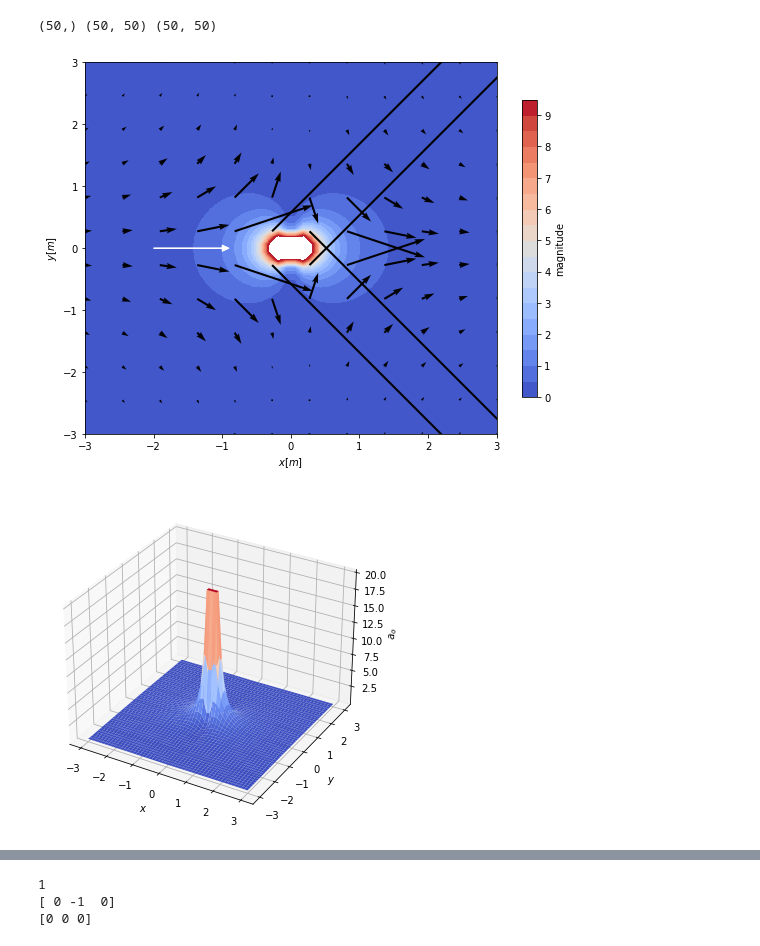
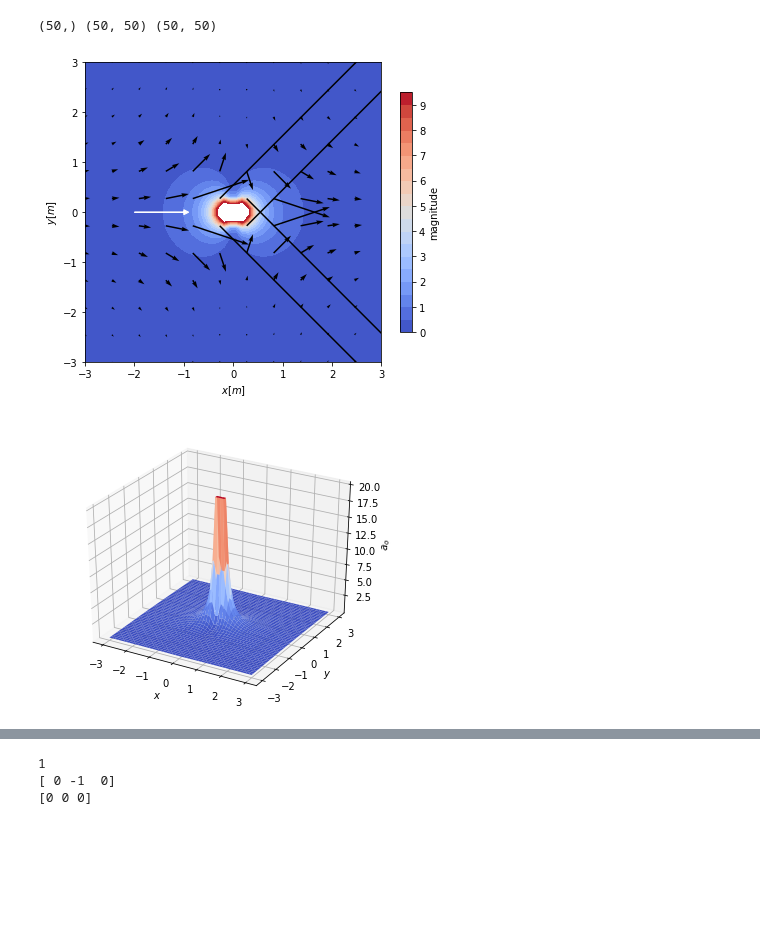
Before and after one commit to 3zuli/drone_trajectory_notebooks, a Jupyter notebook: hermite_spline_with_avoidance.ipynb, the cells around one changed output, grey strips where cells are left out. Saved outputs shown, nothing was run; the diff lists cells and outputs as text; code cells hidden in the pictures; blank space fills up the shorter version.

```diff
--- a/hermite_spline_with_avoidance.ipynb
+++ b/hermite_spline_with_avoidance.ipynb
@@ -365,7 +358,7 @@ N_quiver = 12
 N_contour = 50
 contour = True
 save_pdf = False
-figsize=(8,6)
+figsize=(6,5)
 
 plt.figure(figsize=figsize)
 
@@ -399,35 +392,35 @@ for x in Xq:
         drone_test.position = np.array([x, y, 0])
         obstacle = np.zeros(3)
         accel.append(drone_test.circular_field_avoidance(obstacle))
 accel = np.array(accel)
 plt.quiver(Xxq, Yyq, accel[:,0], accel[:,1])
 ax = plt.gca()
 ax.arrow(-2*drone_vel[0], -2*drone_vel[1], # x, y
          drone_vel[0], drone_vel[1], # x+dx, y+dy
          head_width=0.1, head_length=0.1, fc='w', ec='w')
 plt.xlim((-size, size))
 plt.ylim((-size, size))
 plt.xlabel(r'$x [m]$')
 plt.ylabel(r'$y [m]$')
 # plt.axis('equal')
 plt.tight_layout()
 if save_pdf: savefig("plots/circfield_quiver")
 print(Xc.shape, Xxc.shape, Z.shape)
 # print(accel)
 
 # 3D plot of circular field magnitude
 fig = plt.figure(figsize=figsize)
 ax = fig.gca(projection='3d')
 surf = ax.plot_surface(Xxc, Yyc, np.clip(Z, 0, 20), cmap=cm.coolwarm, vmax=20,
                        linewidth=0, antialiased=True)
 ax.set_xlabel(r'$x$')
 ax.set_ylabel(r'$y$')
 ax.set_zlabel(r'$a_o$')
 if save_pdf: savefig('plots/circfield_3d')
 # %% [output]
 (50,) (50, 50) (50, 50)
-[figure, old version]
+[figure, new version]
-[figure, old version]
+[figure, new version]
 # %%
 # Repulsive potential function from Santos et al. 2017 "A Novel Null-Space-Based UAV Trajectory Tracking Controller With Collision Avoidance"
 # https://ieeexplore.ieee.org/stamp/stamp.jsp?arnumber=8049328
```
Also changed, not shown: parts of 3 cells of this notebook, 26 other files.
